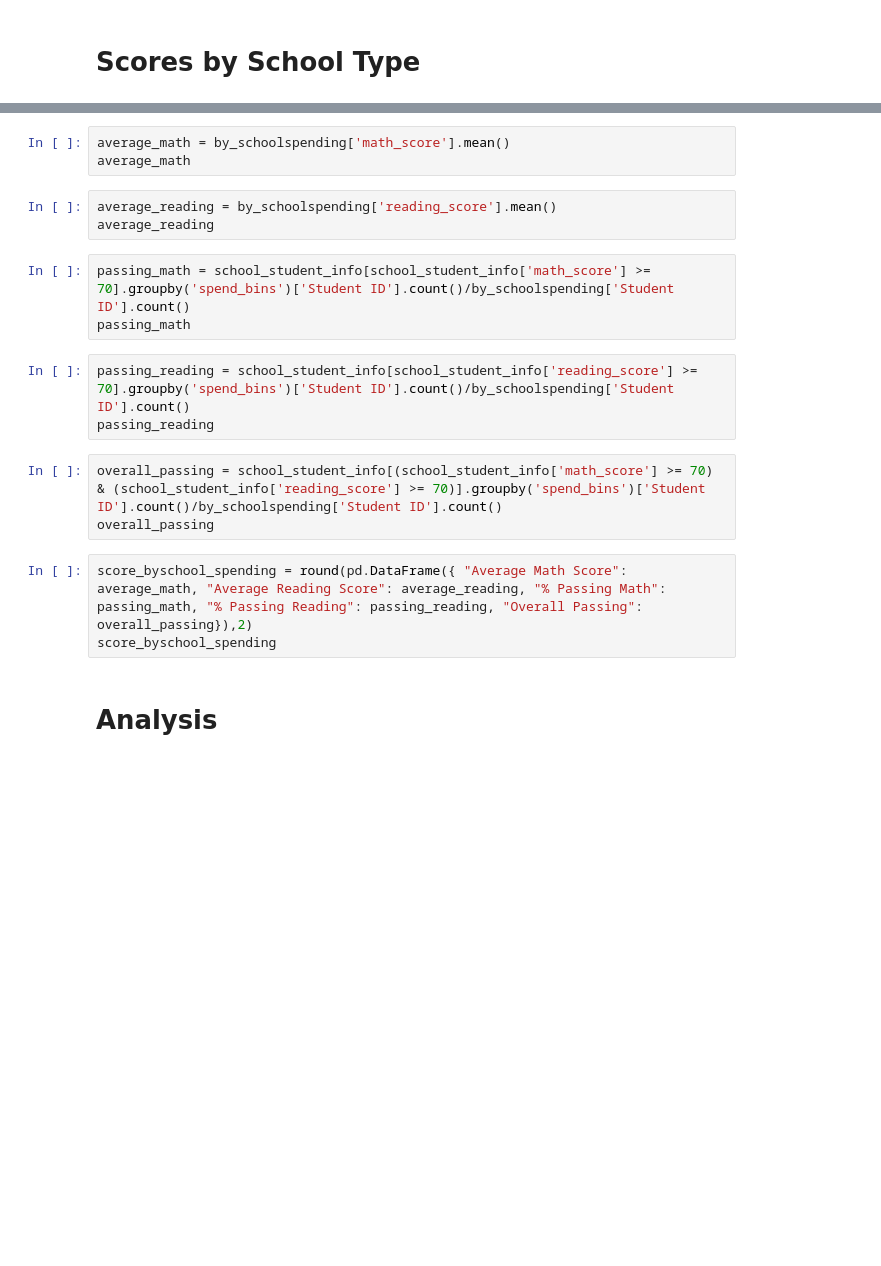
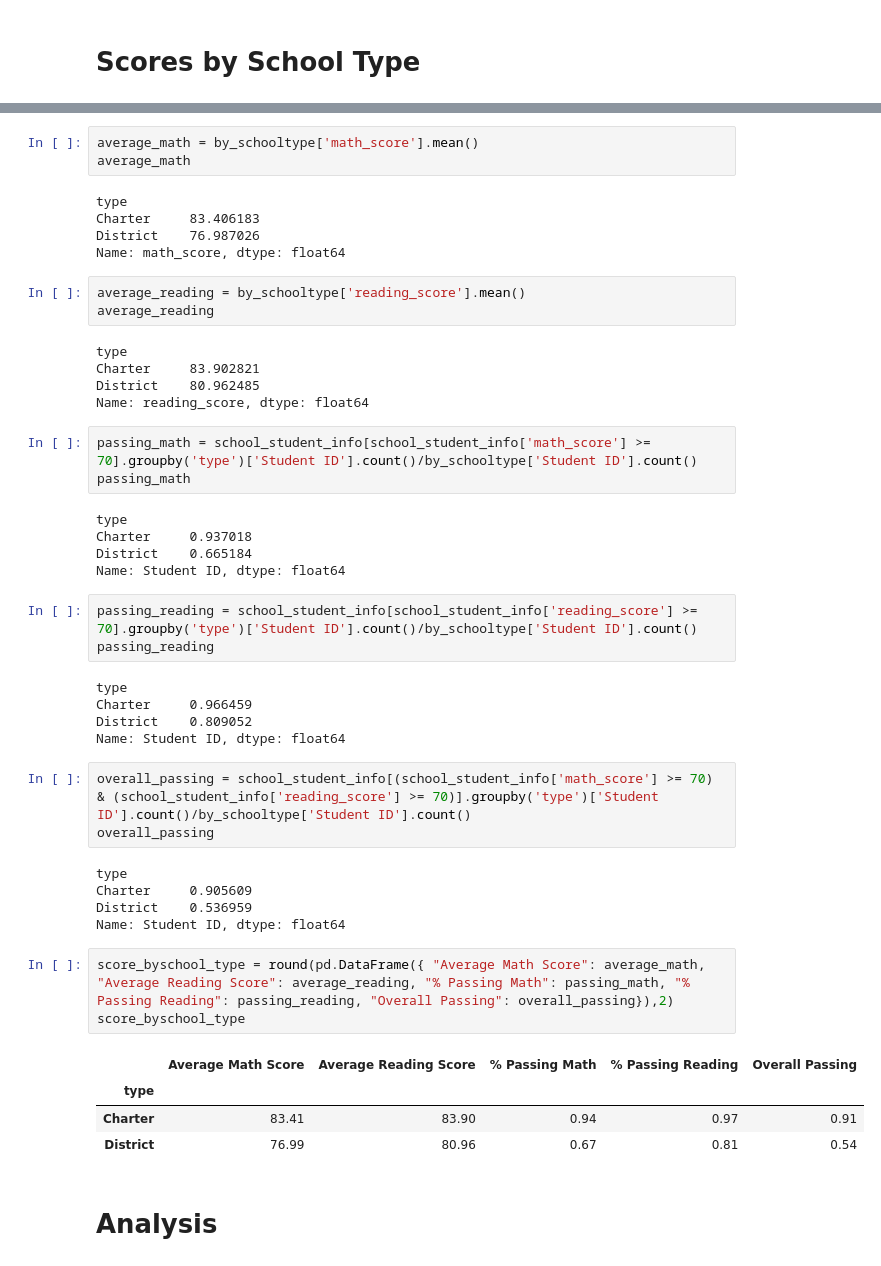
Before and after one commit to josiedeleon/Pandas--Challenge, a Jupyter notebook: PyCitySchools/PyCitySchools_ipynb.ipynb, the cells around one changed output, grey strips where cells are left out. Cells and saved outputs as stored; diff of their text form; blank space fills up the shorter version.

Commit message:
add score by school type calculations and dataframe

```diff
--- a/PyCitySchools/PyCitySchools_ipynb.ipynb
+++ b/PyCitySchools/PyCitySchools_ipynb.ipynb
@@ -742,21 +740,51 @@ by_schoolsize
 # %%
-average_math = by_schoolspending['math_score'].mean()
+average_math = by_schooltype['math_score'].mean()
 average_math
+# %% [output]
+type
+Charter     83.406183
+District    76.987026
+Name: math_score, dtype: float64
 # %%
-average_reading = by_schoolspending['reading_score'].mean()
+average_reading = by_schooltype['reading_score'].mean()
 average_reading
+# %% [output]
+type
+Charter     83.902821
+District    80.962485
+Name: reading_score, dtype: float64
 # %%
-passing_math = school_student_info[school_student_info['math_score'] >= 70].groupby('spend_bins')['Student ID'].count()/by_schoolspending['Student ID'].count()
+passing_math = school_student_info[school_student_info['math_score'] >= 70].groupby('type')['Student ID'].count()/by_schooltype['Student ID'].count()
 passing_math
+# %% [output]
+type
+Charter     0.937018
+District    0.665184
+Name: Student ID, dtype: float64
 # %%
-passing_reading = school_student_info[school_student_info['reading_score'] >= 70].groupby('spend_bins')['Student ID'].count()/by_schoolspending['Student ID'].count()
+passing_reading = school_student_info[school_student_info['reading_score'] >= 70].groupby('type')['Student ID'].count()/by_schooltype['Student ID'].count()
 passing_reading
+# %% [output]
+type
+Charter     0.966459
+District    0.809052
+Name: Student ID, dtype: float64
 # %%
-overall_passing = school_student_info[(school_student_info['math_score'] >= 70) & (school_student_info['reading_score'] >= 70)].groupby('spend_bins')['Student ID'].count()/by_schoolspending['Student ID'].count()
+overall_passing = school_student_info[(school_student_info['math_score'] >= 70) & (school_student_info['reading_score'] >= 70)].groupby('type')['Student ID'].count()/by_schooltype['Student ID'].count()
 overall_passing
+# %% [output]
+type
+Charter     0.905609
+District    0.536959
+Name: Student ID, dtype: float64
 # %%
-score_byschool_spending = round(pd.DataFrame({ "Average Math Score": average_math, "Average Reading Score": average_reading, "% Passing Math": passing_math, "% Passing Reading": passing_reading, "Overall Passing": overall_passing}),2)
-score_byschool_spending
+score_byschool_type = round(pd.DataFrame({ "Average Math Score": average_math, "Average Reading Score": average_reading, "% Passing Math": passing_math, "% Passing Reading": passing_reading, "Overall Passing": overall_passing}),2)
+score_byschool_type
+# %% [output]
+|  | Average Math Score | Average Reading Score | % Passing Math | % Passing Reading | Overall Passing |
+| type |  |  |  |  |  |
+| Charter | 83.41 | 83.90 | 0.94 | 0.97 | 0.91 |
+| District | 76.99 | 80.96 | 0.67 | 0.81 | 0.54 |
 # %% [markdown]
 # Analysis
 # %%
```
Also changed, not shown: parts of 3 cells of this notebook.
